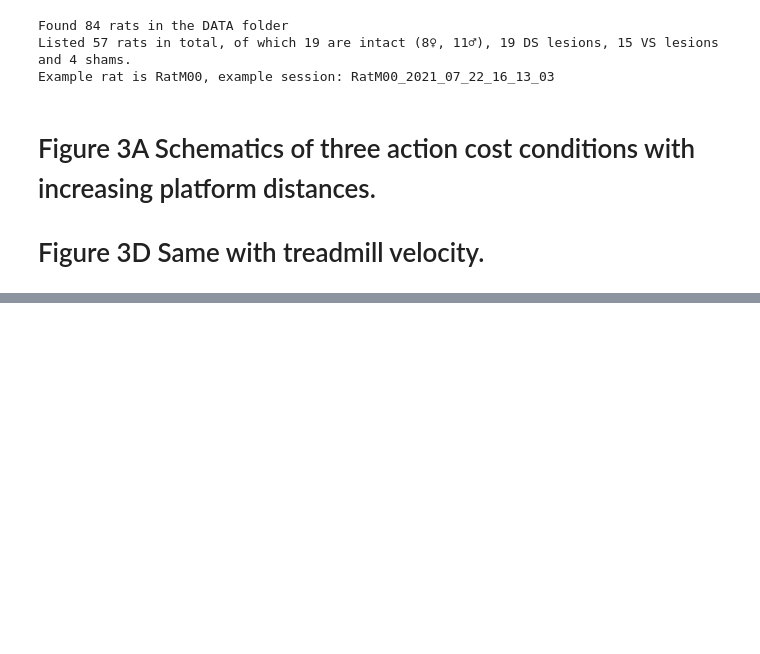
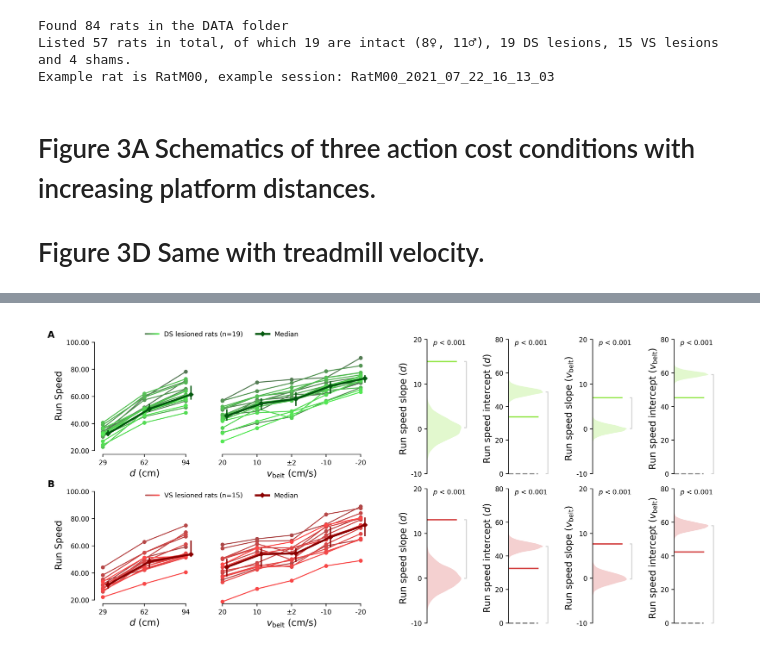
Before and after one commit to HeathenToaster/RunningFastAndSlow, a Jupyter notebook: Figure_SXXXX.ipynb, the cells around one changed output, grey strips where cells are left out. Cells and saved outputs as stored; diff of their text form; code cells hidden in the pictures; blank space fills up the shorter version.

```diff
--- a/Figure_SXXXX.ipynb
+++ b/Figure_SXXXX.ipynb
@@ -335,0 +334,85 @@ p_s=0.000, p_i=0.000, obs_slope=7.655, obs_intercept=42.357
+# %%
+fig = plt.figure(figsize=(cm2inch(18), cm2inch(8)),
+                 constrained_layout=True, facecolor='w', dpi=600)
+
+gs0 = fig.add_gridspec(1, 3, width_ratios=[1, .05, 1])
+
+left = gs0[0].subgridspec(2, 1)
+left_row2 = left[0].subgridspec(1, 2, width_ratios=[3, 5])
+ax_dist_ds = plt.subplot(left_row2[0])
+ax_tm_ds = plt.subplot(left_row2[1])
+
+left_row3 = left[1].subgridspec(1, 2, width_ratios=[3, 5])
+ax_dist_vs = plt.subplot(left_row3[0])
+ax_tm_vs = plt.subplot(left_row3[1])
+
+right = gs0[2].subgridspec(2, 1)
+
+right_row2 = right[0].subgridspec(1, 4)
+ax_slope_dist_ds = plt.subplot(right_row2[0])
+ax_intercept_dist_ds = plt.subplot(right_row2[1])
+ax_slope_tm_ds = plt.subplot(right_row2[2])
+ax_intercept_tm_ds = plt.subplot(right_row2[3])
+
+right_row3 = right[1].subgridspec(1, 4)
+ax_slope_dist_vs = plt.subplot(right_row3[0])
+ax_intercept_dist_vs = plt.subplot(right_row3[1])
+ax_slope_tm_vs = plt.subplot(right_row3[2])
+ax_intercept_tm_vs = plt.subplot(right_row3[3])
+
+
+
+plot_model_parameter(PLOT_PARAMS['run_speed_lesion'], rat_markers,dist_or_tm='dist', show_ex=True, ax=ax_dist_ds,
+                     animal_list=DSlesioned_rats, show_xlabel=True, show_ylabel=True, median_color='xkcd:deep green')
+
+plot_model_parameter(PLOT_PARAMS['run_speed_lesion'], rat_markers,dist_or_tm='tm', show_ex=False, ax=ax_tm_ds,
+                     animal_list=DSlesioned_rats, show_xlabel=True, show_ylabel=False, median_color='xkcd:deep green', hide_y=True)
+
+regression_permutation(run_speeds_lesion, dist_or_tm='dist', animal_list=DSlesioned_rats, color='xkcd:kiwi green',
+                        varname_slope=r'Run speed slope ($d$)',
+                        varname_intercept=r'Run speed intercept ($d$)',
+                        ax_slope=ax_slope_dist_ds, yticks_slope=[-10, 0, 10, 20],
+                        ax_intercept=ax_intercept_dist_ds, y_ticks_intercept=[0, 20, 40, 60, 80])
+
+regression_permutation(run_speeds_lesion, dist_or_tm='tm', animal_list=DSlesioned_rats, color='xkcd:kiwi green',
+                       varname_slope=r'Run speed slope ($v_{\mathrm{belt}}$)',
+                        varname_intercept=r'Run speed intercept ($v_{\mathrm{belt}}$)',
+                        ax_slope=ax_slope_tm_ds, yticks_slope=[-10, 0, 10, 20],
+                        ax_intercept=ax_intercept_tm_ds, y_ticks_intercept=[0, 20, 40, 60, 80])
+
+
+
+plot_model_parameter(PLOT_PARAMS['run_speed_lesion'], rat_markers,dist_or_tm='dist', show_ex=True, ax=ax_dist_vs,
+                     animal_list=VSlesioned_rats, show_xlabel=True, show_ylabel=True, median_color='darkred')
+
+plot_model_parameter(PLOT_PARAMS['run_speed_lesion'], rat_markers,dist_or_tm='tm', show_ex=False, ax=ax_tm_vs,
+                     animal_list=VSlesioned_rats, show_xlabel=True, show_ylabel=False, median_color='darkred', hide_y=True)
+
+regression_permutation(run_speeds_lesion, dist_or_tm='dist', animal_list=VSlesioned_rats, color=(0.83, 0.278, 0.278),
+                        varname_slope=r'Run speed slope ($d$)',
+                        varname_intercept=r'Run speed intercept ($d$)',
+                        ax_slope=ax_slope_dist_vs, yticks_slope=[-10, 0, 10, 20],
+                        ax_intercept=ax_intercept_dist_vs, y_ticks_intercept=[0, 20, 40, 60, 80])
+
+regression_permutation(run_speeds_lesion, dist_or_tm='tm', animal_list=VSlesioned_rats, color=(0.83, 0.278, 0.278),
+                       varname_slope=r'Run speed slope ($v_{\mathrm{belt}}$)',
+                        varname_intercept=r'Run speed intercept ($v_{\mathrm{belt}}$)',
+                        ax_slope=ax_slope_tm_vs, yticks_slope=[-10, 0, 10, 20],
+                        ax_intercept=ax_intercept_tm_vs, y_ticks_intercept=[0, 20, 40, 60, 80])
+
+
+
+# legend_intact = fig.add_axes([.25, .99, .01, .01])
+legend_ds = fig.add_axes([.25, .99, .01, .01])
+legend_vs = fig.add_axes([.25, .45, .01, .01])
+# dummy_legend_intact(ax=legend_intact)
+dummy_legend_lesion(ax=legend_ds)
+dummy_legend_lesion_vs(ax=legend_vs)
+
+add_all_letters([ax_dist_ds, ax_dist_vs], ["A", "B"])
+
+plt.savefig("./Figures_paper/Figure_SXXXX.pdf", facecolor='w',
+        edgecolor='none', bbox_inches='tight', format="pdf", dpi=600)
+plt.savefig("./Figures_paper/Figure_SXXXX.svg", facecolor='w',
+        edgecolor='none', bbox_inches='tight', format="svg", dpi=600)
+# %% [output]
@@ -335,0 +423 @@ p_s=0.000, p_i=0.000, obs_slope=7.655, obs_intercept=42.357
+[figure, added]
```
Also changed, not shown: parts of 4 cells of this notebook.
